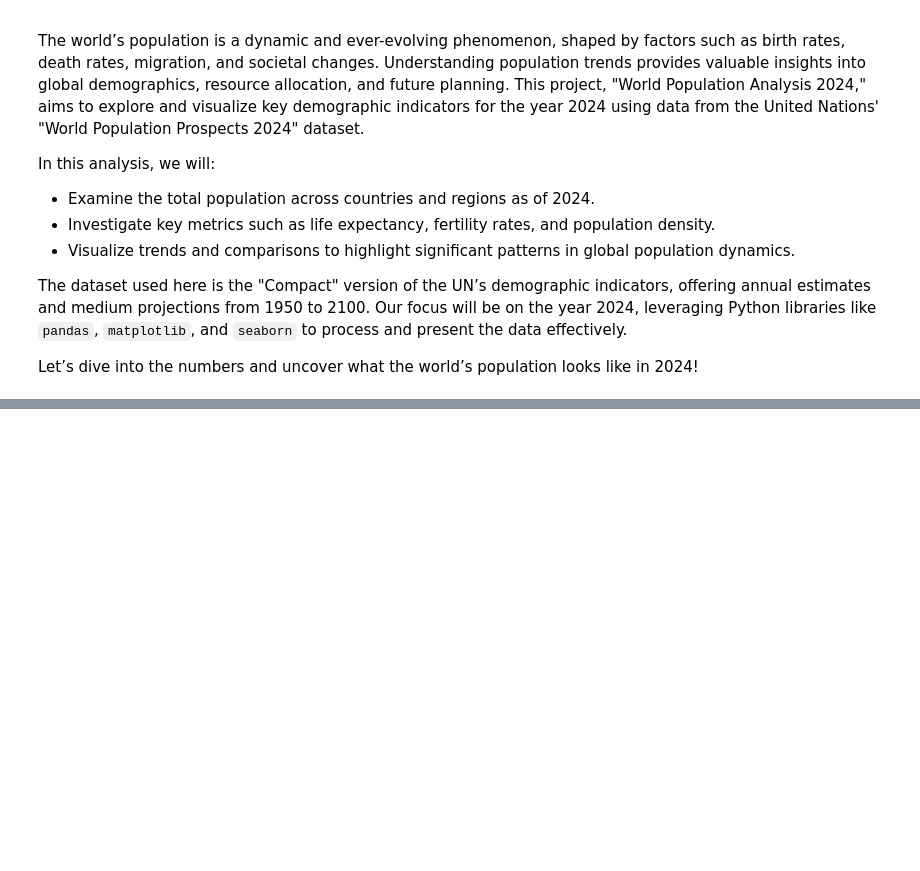
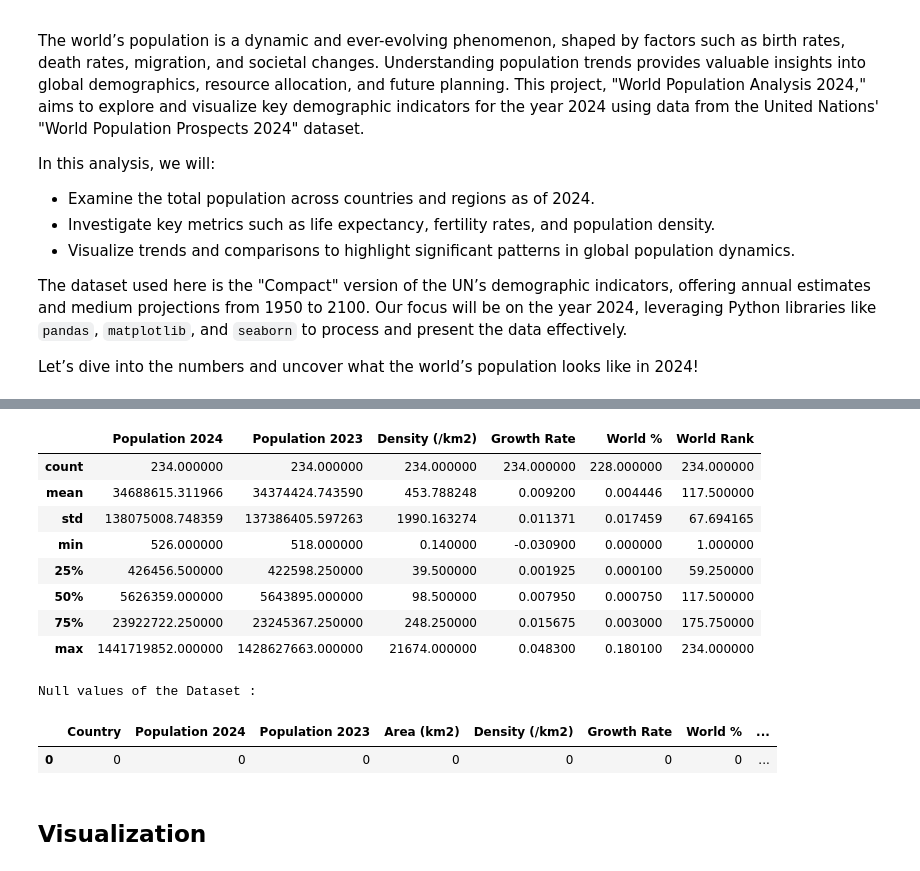
Before and after one commit to glimmer-jm/Projects, a Jupyter notebook: World_Population_analysis_2024.ipynb, the cells around one changed output, grey strips where cells are left out. Drawn from its saved outputs; the diff is of its cells as text; code cells hidden in the pictures; blank space fills up the shorter version.

```diff
--- a/World_Population_analysis_2024.ipynb
+++ b/World_Population_analysis_2024.ipynb
@@ -17,0 +38,4 @@ Let’s dive into the numbers and uncover what the world’s population looks li
+# %%
+file_path = '/content/drive/MyDrive/Projects Colab/World Population by country 2024.csv'
+df= pd.read_csv(file_path)
+df.head().style.set_properties(**{"background-color": "#827ca9","color":"#060e0d","border": "1.5px solid black"})
@@ -17,0 +71,12 @@ Let’s dive into the numbers and uncover what the world’s population looks li
+# %%
+df.describe().style.set_properties(**{"background-color": "#827ca9","color":"#060e0d","border": "1.5px solid black"})
+# %% [output]
+|  | Population 2024 | Population 2023 | Density (/km2) | Growth Rate | World % | World Rank |
+| count | 234.000000 | 234.000000 | 234.000000 | 234.000000 | 228.000000 | 234.000000 |
+| mean | 34688615.311966 | 34374424.743590 | 453.788248 | 0.009200 | 0.004446 | 117.500000 |
+| std | 138075008.748359 | 137386405.597263 | 1990.163274 | 0.011371 | 0.017459 | 67.694165 |
+| min | 526.000000 | 518.000000 | 0.140000 | -0.030900 | 0.000000 | 1.000000 |
+| 25% | 426456.500000 | 422598.250000 | 39.500000 | 0.001925 | 0.000100 | 59.250000 |
+| 50% | 5626359.000000 | 5643895.000000 | 98.500000 | 0.007950 | 0.000750 | 117.500000 |
+| 75% | 23922722.250000 | 23245367.250000 | 248.250000 | 0.015675 | 0.003000 | 175.750000 |
+| max | 1441719852.000000 | 1428627663.000000 | 21674.000000 | 0.048300 | 0.180100 | 234.000000 |
@@ -17,0 +85,9 @@ Let’s dive into the numbers and uncover what the world’s population looks li
+# %%
+print(f"Null values of the Dataset :")
+df.isna().sum().to_frame().T.style.set_properties(**{"background-color": "#827ca9","color":"#060e0d","border": "1.5px solid black"})
+# %% [output]
+Null values of the Dataset :
+|  | Country | Population 2024 | Population 2023 | Area (km2) | Density (/km2) | Growth Rate | World % | ... |
+| 0 | 0 | 0 | 0 | 0 | 0 | 0 | 0 | ... |
+# %% [markdown]
+## Visualization
```
Also changed, not shown: parts of 8 cells of this notebook.
